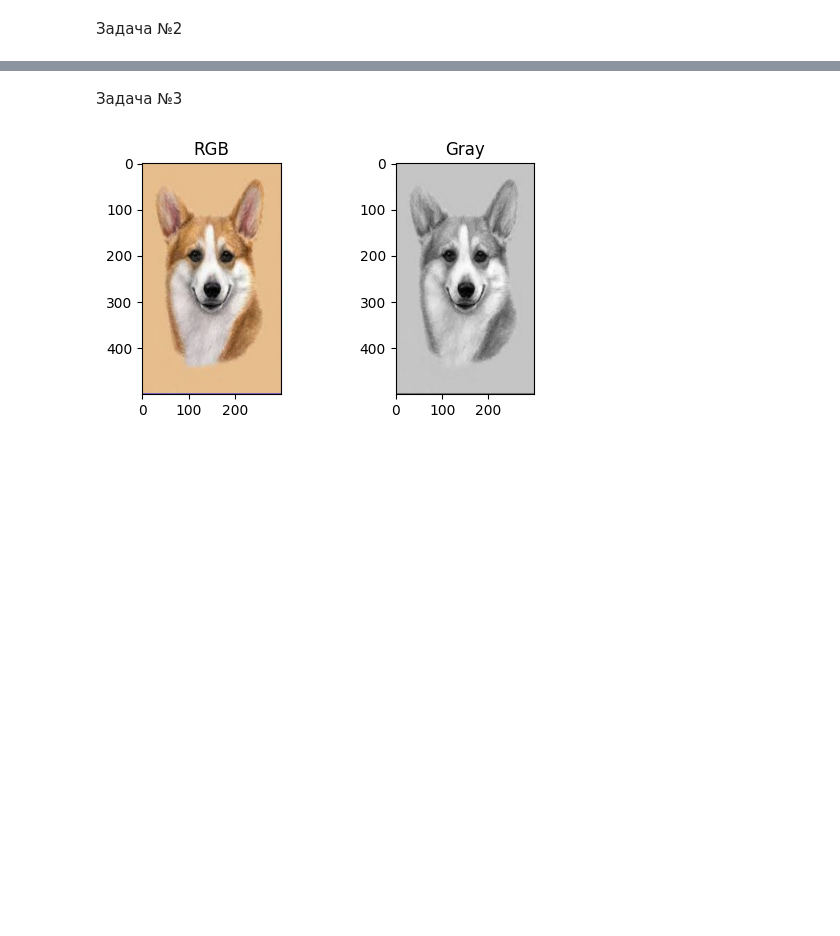
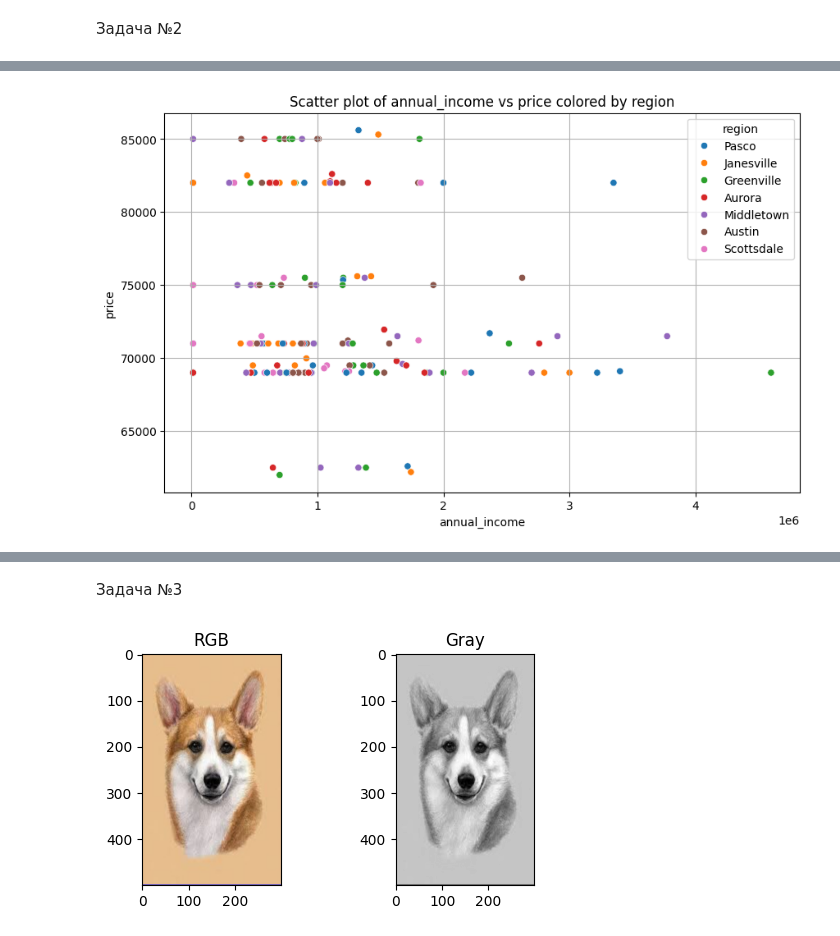
Before and after one commit to aquarapax/python-homework3, a Jupyter notebook: home_work3.ipynb, the cells around one changed output, grey strips where cells are left out. Saved outputs shown, nothing was run; the diff lists cells and outputs as text; code cells hidden in the pictures; blank space fills up the shorter version.

```diff
--- a/home_work3.ipynb
+++ b/home_work3.ipynb
@@ -55,0 +94,17 @@ plt_pll()
+# %%
+tpm200 = df[['annual_income', 'price', 'region']].nlargest(200, 'price')
+def plot_scatter(data, x_column, y_column, hue_column):
+    plt.figure(figsize=(10, 6))
+    sns.scatterplot(data=data, x=x_column, y=y_column, hue=hue_column)
+    plt.title(f'Scatter plot of {x_column} vs {y_column} colored by {hue_column}')
+    plt.xlabel(x_column)
+    plt.ylabel(y_column)
+    plt.legend(title=hue_column)
+    plt.grid(True)
+    plt.show()
+# %%
+tpm200 = df[['annual_income', 'price', 'region']].nlargest(200, 'price')
+# tpm200 (tpm200.annual_income - np.mean(tpm200.annual_income)) / np.std(tpm200.annual_income)
+plot_scatter(tpm200, 'annual_income', 'price', 'region')
+# %% [output]
+[figure, added]
```
Also changed, not shown: parts of 8 cells of this notebook, 3 other files.
